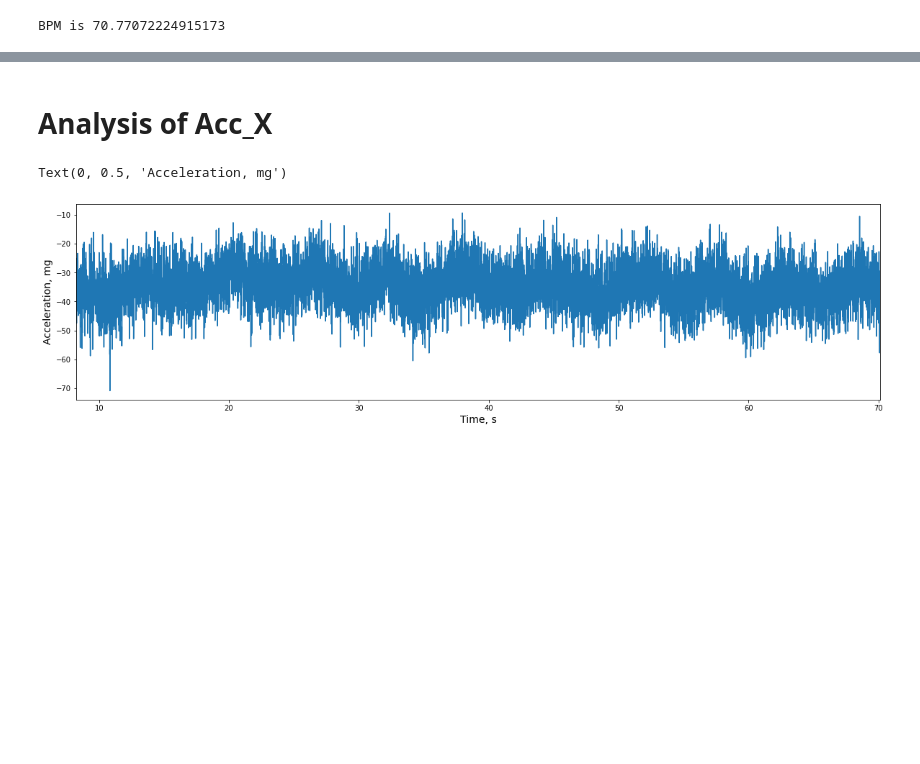
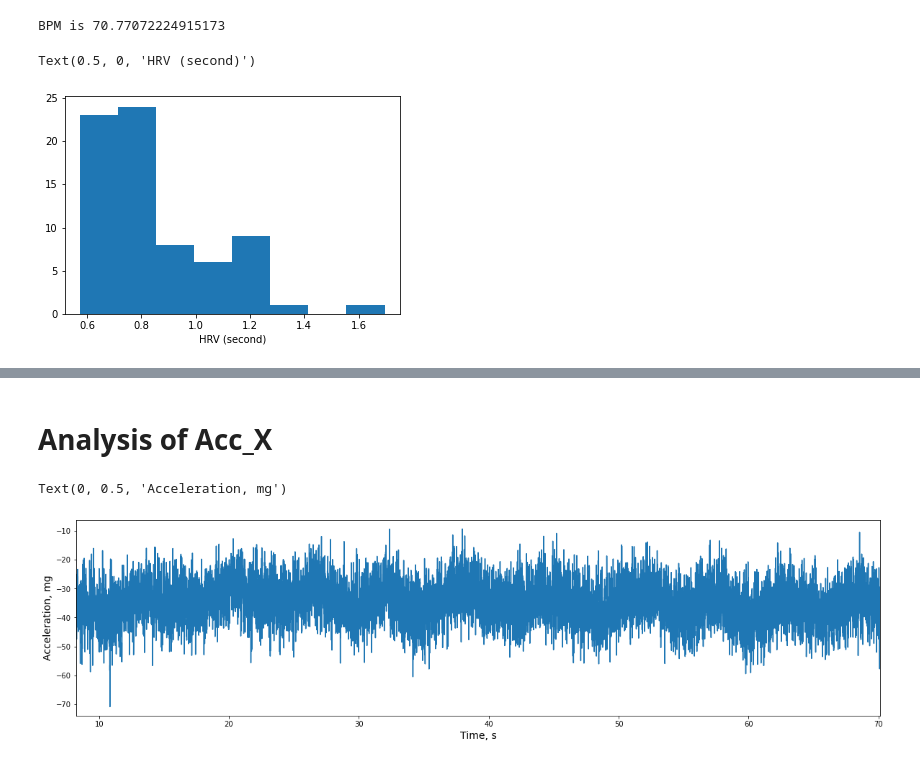
Before and after one commit to ericabrisigotti/heart_rate_estimation_LCP-A, a Jupyter notebook: Project_update 1.ipynb, the cells around one changed output, grey strips where cells are left out. Saved outputs shown, nothing was run; the diff lists cells and outputs as text; code cells hidden in the pictures; blank space fills up the shorter version.

```diff
--- a/Project_update 1.ipynb
+++ b/Project_update 1.ipynb
@@ -924,3 +963,16 @@ bpm = num_peak/time*60 #times 60 for bpm
 print('BPM is', bpm)
 # %% [output]
 BPM is 70.77072224915173
+# %%
+# histogram of HRV
+times = np.asarray(cs['Time'])
+hrv = np.zeros(len(peaks)-1)
+for i in range (len(hrv)):
+    hrv[i] = times[peaks[i+1]] - times[peaks[i]]
+
+
+plt.hist(hrv,bins='auto')#int(len(hrv)**0.5))
+plt.xlabel ("HRV (second)")
+# %% [output]
+Text(0.5, 0, 'HRV (second)')
+[figure, added]
```
Also changed, not shown: parts of 13 cells of this notebook.
